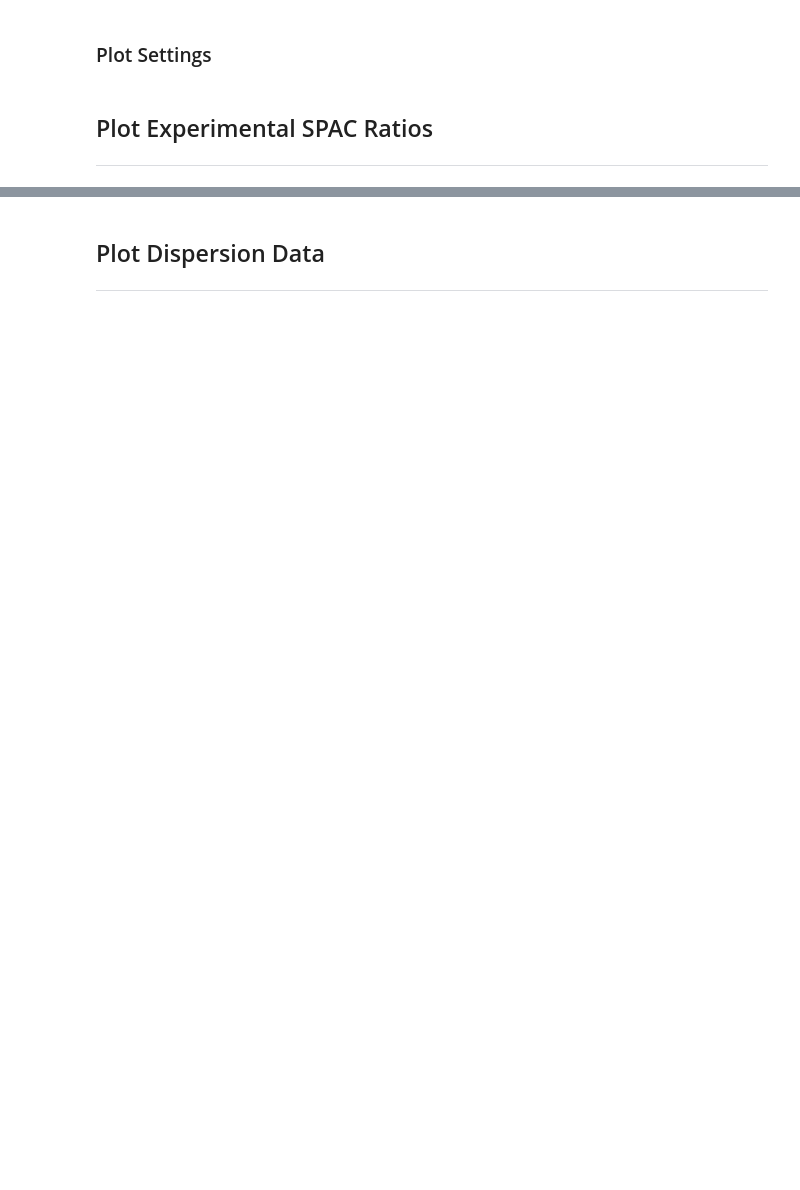
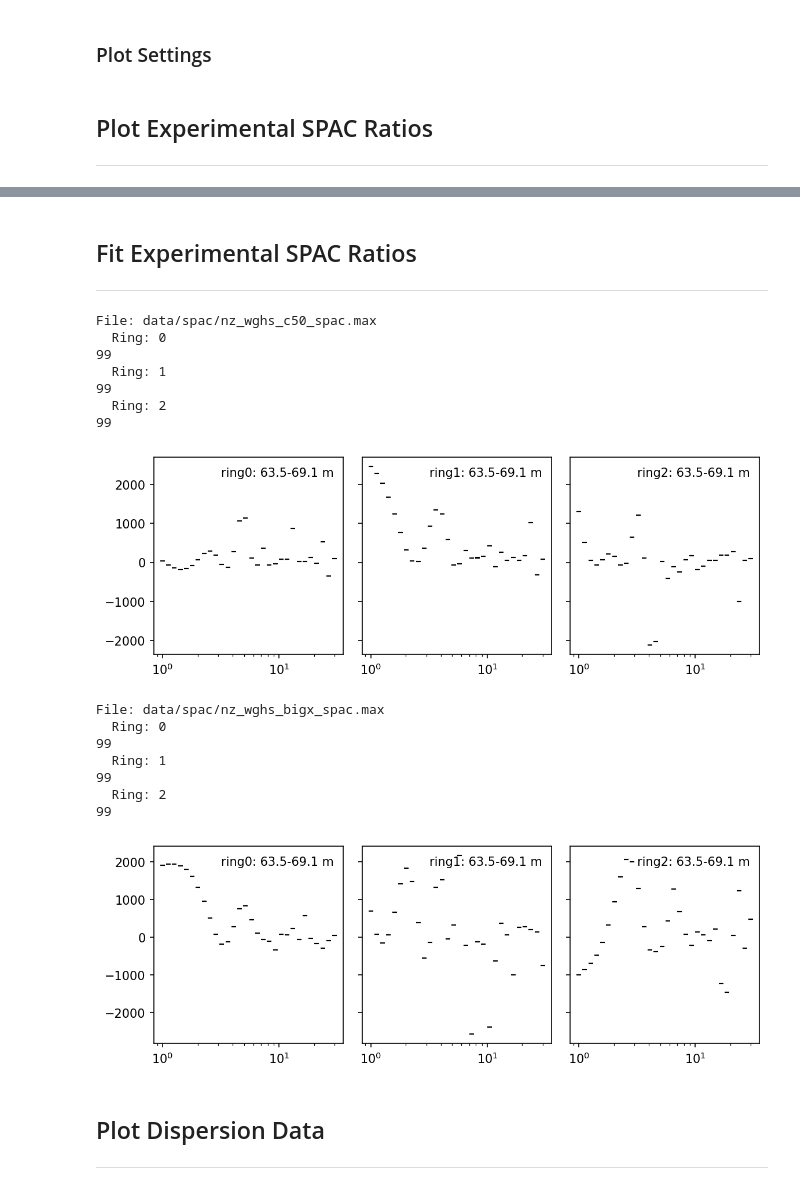
Before and after one commit to jpvantassel/swprocess, a Jupyter notebook: examples/mam/mam_spac.ipynb, the cells around one changed output, grey strips where cells are left out. Saved outputs shown, nothing was run; the diff lists cells and outputs as text; code cells hidden in the pictures; blank space fills up the shorter version.

```diff
--- a/examples/mam/mam_spac.ipynb
+++ b/examples/mam/mam_spac.ipynb
@@ -134,3 +152,43 @@ Loading: data/spac/nz_wghs_bigx_spac.max
+# %% [markdown]
+## Fit Experimental SPAC Ratios
+---
+# %%
+for fname, for_each_ring_in_file, rings in zip(fnames, spaccurvesuites_per_file, rings_per_file):
+    print(f"File: {fname}")
+
+    if rings == "all":
+        raise NotImplementedError
+
+    ncols = min(len(rings), 3)
+    nrows = max(math.ceil(len(rings)/ncols), 1)
+    fig, axs = plt.subplots(ncols=ncols, nrows=nrows, squeeze=False, sharey=True, sharex=True, figsize=(3*ncols, 3*nrows), dpi=150, gridspec_kw=dict(wspace=0.1, hspace=0.07))
+
+
+    for ax, ring in zip(axs.flatten(), rings):
+        print(f"  Ring: {ring}")
+        frq, mean, stddev, _ = for_each_ring_in_file[ring]._from_spac_stat_to_phase_stat(p0=500, p0_std=200, omega=1, iterations=100)
+        ax.errorbar(frq, mean, yerr=std, color="k", linestyle="", zorder=6, capsize=2, linewidth=0.8)
+        ax.text(0.95, 0.95, f"ring{ring}: {spaccurve.dmin:.1f}-{spaccurve.dmax:.1f} m", ha="right", va="top", transform=ax.transAxes)
+        ax.set_xscale("log")
+
+    plt.show()
+# %% [output]
+File: data/spac/nz_wghs_c50_spac.max
+  Ring: 0
+99
+  Ring: 1
+99
+  Ring: 2
+99
+[figure, added]
+File: data/spac/nz_wghs_bigx_spac.max
+  Ring: 0
+99
+  Ring: 1
+99
+  Ring: 2
+99
+[figure, added]
 # %% [markdown]
 ## Plot Dispersion Data
 ---
```
Also changed, not shown: parts of 4 cells of this notebook, 2 other files.
